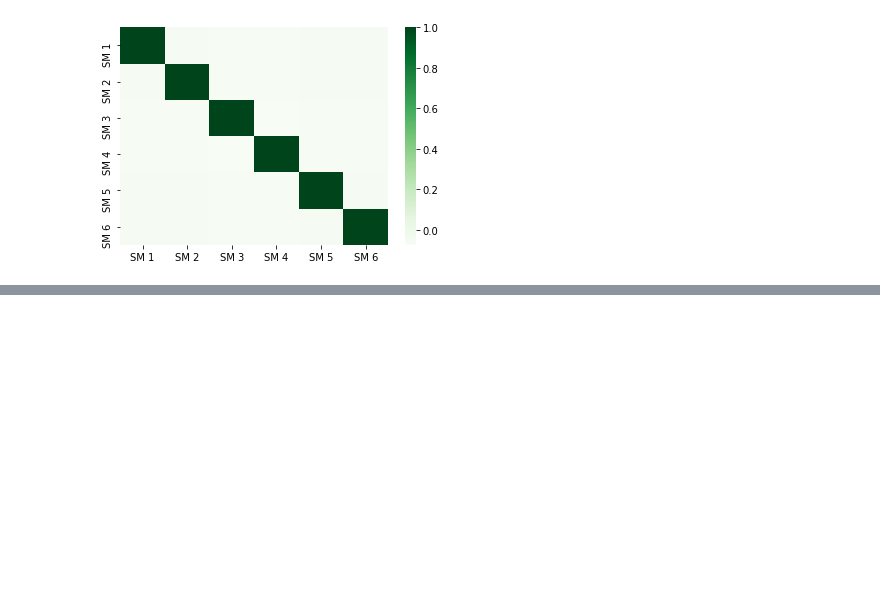
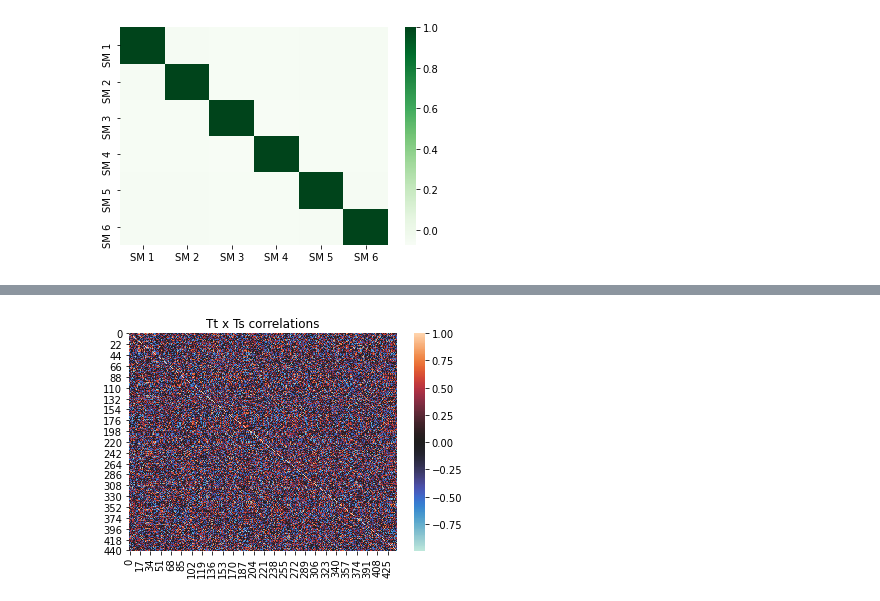
Before and after one commit to Sorgl0s/MAST30034_Assignment1, a Jupyter notebook: Assignment 1 JPNB.ipynb, the cells around one changed output, grey strips where cells are left out. Saved outputs shown, nothing was run; the diff lists cells and outputs as text; code cells hidden in the pictures; blank space fills up the shorter version.

```diff
--- a/Assignment 1 JPNB.ipynb
+++ b/Assignment 1 JPNB.ipynb
@@ -107,0 +140,12 @@ sns.heatmap(corr, cmap = 'Greens', xticklabels = labels, yticklabels = labels)
+# %%
+# Correlation of Tt x Ts
+
+TtTs = Tt.T @ Ts
+TtTs.shape
+
+TtTscorr = np.corrcoef(TtTs.T)
+sns.heatmap(TtTscorr, cmap = "icefire")
+plt.title("Tt x Ts correlations")
+plt.show()
+# %% [output]
+[figure, added]
```
Also changed, not shown: parts of 9 cells of this notebook.
